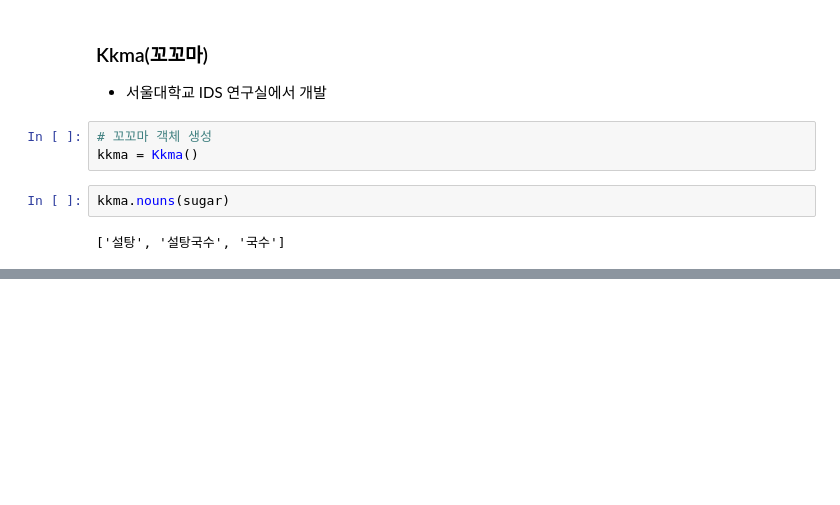
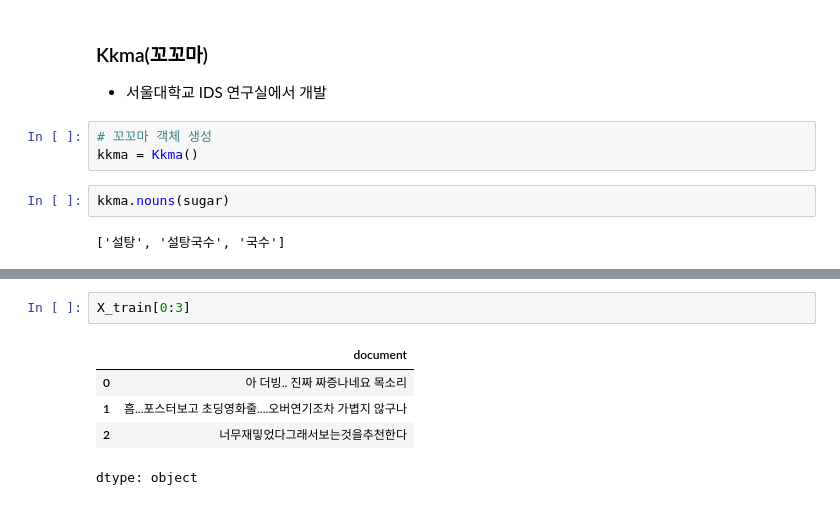
Before and after one commit to copy-del/my-repo, a Jupyter notebook: text mining/텍스트_마이닝_1회.ipynb, the cells around one changed output, grey strips where cells are left out. Drawn from its saved outputs; the diff is of its cells as text; blank space fills up the shorter version.

```diff
--- a/text mining/텍스트_마이닝_1회.ipynb
+++ b/text mining/텍스트_마이닝_1회.ipynb
@@ -316,0 +485,8 @@ kkma.nouns(sugar)
+# %%
+X_train[0:3]
+# %% [output]
+|  | document |
+| 0 | 아 더빙.. 진짜 짜증나네요 목소리 |
+| 1 | 흠...포스터보고 초딩영화줄....오버연기조차 가볍지 않구나 |
+| 2 | 너무재밓었다그래서보는것을추천한다 |
+dtype: object
```
Also changed, not shown: parts of 23 cells of this notebook.
